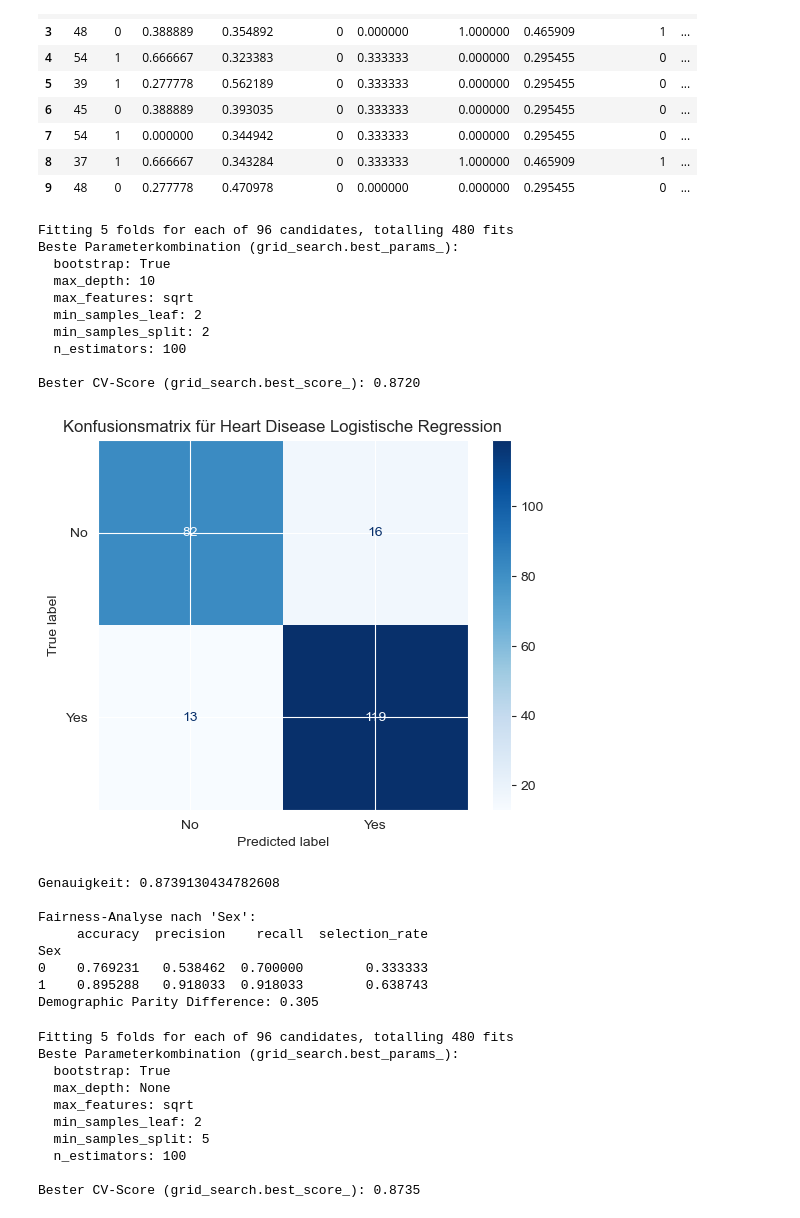
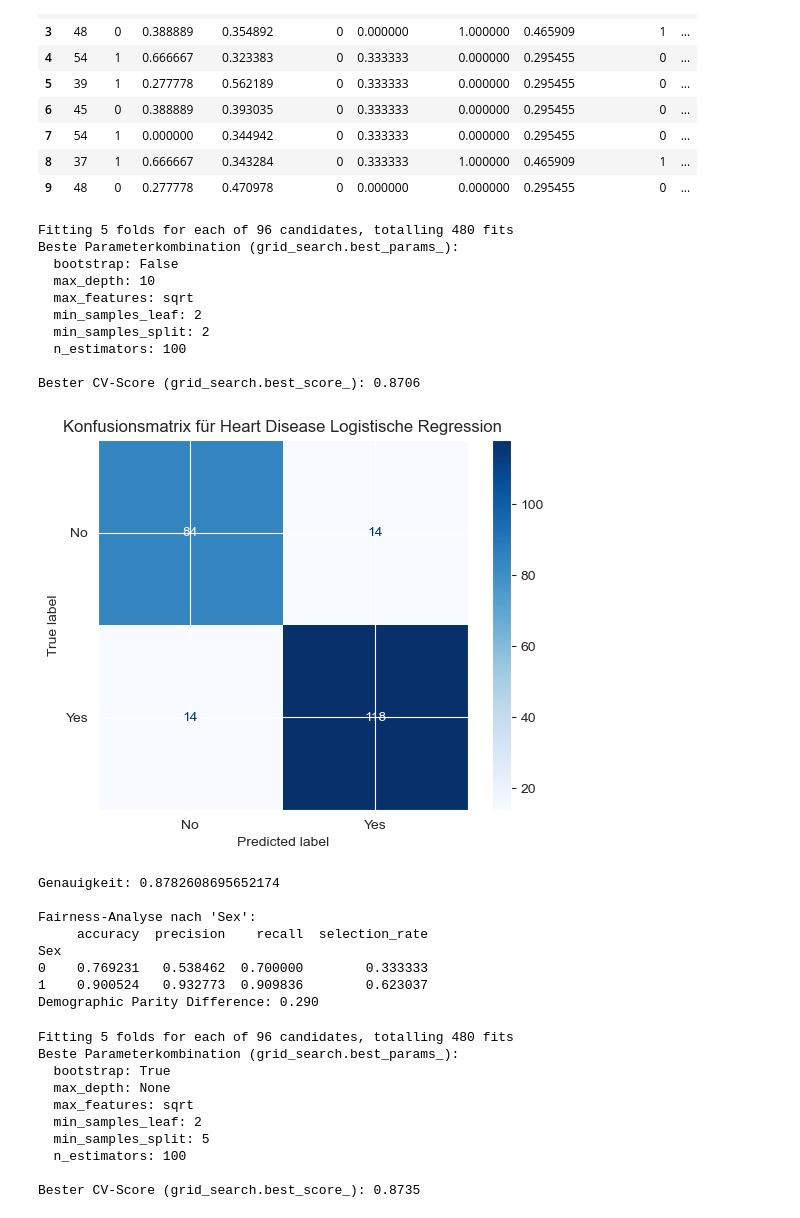
Before and after one commit to ManaTrooo/Asai-Projekt, a Jupyter notebook: DataSet_2.ipynb, the cells around one changed output. Drawn from its saved outputs; the diff is of its cells as text; code cells hidden in the pictures.

```diff
--- a/DataSet_2.ipynb
+++ b/DataSet_2.ipynb
@@ -601,7 +601,7 @@ from sklearn.metrics import precision_score, recall_score
 from fairlearn.metrics import MetricFrame, selection_rate, demographic_parity_difference, true_positive_rate
 
 # 1. Daten vorbereiten: Heartdisease spalte und alte age Spalte entfernen
-X = df.drop(columns=['HeartDisease', 'Age'])
+X = df.drop(columns=['HeartDisease', 'Age', 'Cholesterol'])
 y = df['HeartDisease']
 
 # 2. Trainings-/Testdaten Split
@@ -650,44 +650,44 @@ accuracy = accuracy_score(y_test, y_pred_rand)
 print("Genauigkeit:", accuracy)
 
 #8. Fairness-Analyse nach Geschlecht
 # Sensitives Merkmal extrahieren (Sex)
 sensitive_feature = df.loc[X_test.index, "Sex"]  # 0 = Female, 1 = Male
 
 # MetricFrame mit Gruppenvergleich
 metrics = {
     "accuracy": accuracy_score,
     "precision": precision_score,
     "recall": recall_score,
     "selection_rate": selection_rate
 }
 
 frame = MetricFrame(metrics=metrics, y_true=y_test, y_pred=y_pred_rand, sensitive_features=sensitive_feature)
 
 print("\nFairness-Analyse nach 'Sex':")
 print(frame.by_group)
 
 dp_diff = demographic_parity_difference(y_test, y_pred_rand, sensitive_features=sensitive_feature)
 print(f"Demographic Parity Difference: {dp_diff:.3f}")
 # %% [output]
 Fitting 5 folds for each of 96 candidates, totalling 480 fits
 Beste Parameterkombination (grid_search.best_params_):
-  bootstrap: True
+  bootstrap: False
   max_depth: 10
   max_features: sqrt
   min_samples_leaf: 2
   min_samples_split: 2
   n_estimators: 100
 
-Bester CV-Score (grid_search.best_score_): 0.8720
+Bester CV-Score (grid_search.best_score_): 0.8706
-[figure, old version]
+[figure, new version]
-Genauigkeit: 0.8739130434782608
+Genauigkeit: 0.8782608695652174
 
 Fairness-Analyse nach 'Sex':
      accuracy  precision    recall  selection_rate
 Sex
 0    0.769231   0.538462  0.700000        0.333333
-1    0.895288   0.918033  0.918033        0.638743
-Demographic Parity Difference: 0.305
+1    0.900524   0.932773  0.909836        0.623037
+Demographic Parity Difference: 0.290
 # %%
 #Random Forest mit Gridsearch BALANCED
 
```
Also changed, not shown: parts of 8 cells of this notebook.
